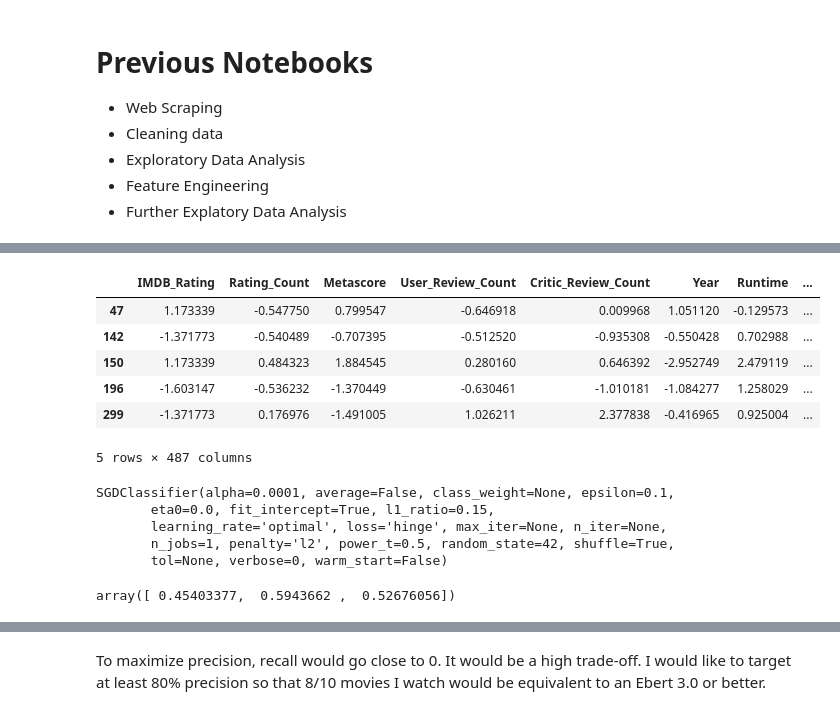
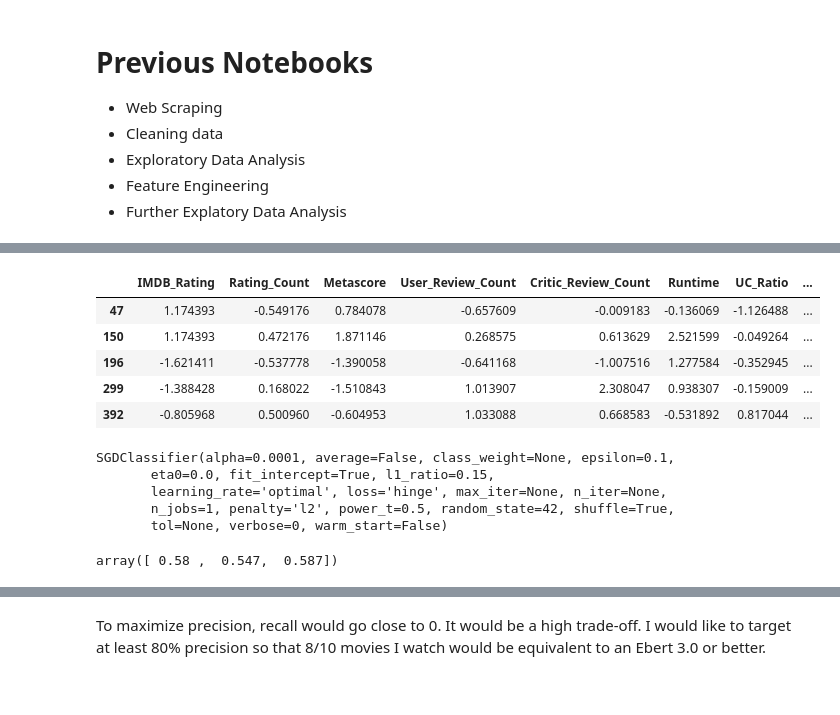
Before and after one commit to ahmed-mo2nis/movie-ratings-prediction, a Jupyter notebook: notebooks/5-Classification.ipynb, the cells around one changed output, grey strips where cells are left out. Saved outputs shown, nothing was run; the diff lists cells and outputs as text; code cells hidden in the pictures.

```diff
--- a/notebooks/5-Classification.ipynb
+++ b/notebooks/5-Classification.ipynb
@@ -120,3 +44,3 @@ df.loc[:, non_bin]
 # %%
 # Keep test set away till final model
-train, test, labels_tr, labels_ts = train_test_split(df, labels, test_size=0.2)
+train, test = train_test_split(df, test_size=0.25)
@@ -140,14 +47,28 @@ movie_sc_test = pd.concat([movie_cont_test, test.drop(non_bin, axis=1)], axis=1,
-# %%
-movie_sc_train = movie_sc_train.sort_index()
-movie_sc_train.head()
-# %% [output]
-|  | IMDB_Rating | Rating_Count | Metascore | User_Review_Count | Critic_Review_Count | Year | Runtime | ... |
-| 47 | 1.173339 | -0.547750 | 0.799547 | -0.646918 | 0.009968 | 1.051120 | -0.129573 | ... |
-| 142 | -1.371773 | -0.540489 | -0.707395 | -0.512520 | -0.935308 | -0.550428 | 0.702988 | ... |
-| 150 | 1.173339 | 0.484323 | 1.884545 | 0.280160 | 0.646392 | -2.952749 | 2.479119 | ... |
-| 196 | -1.603147 | -0.536232 | -1.370449 | -0.630461 | -1.010181 | -1.084277 | 1.258029 | ... |
-| 299 | -1.371773 | 0.176976 | -1.491005 | 1.026211 | 2.377838 | -0.416965 | 0.925004 | ... |
-5 rows × 487 columns
+# %%
+# Create X and y data sets
+movie = train.drop("Watchable", axis=1)
+movie_labels = train["Watchable"].copy()
+# %%
+# Standardize continuous variables
+movie_cont = movie.drop(['Foreign', 'Season'], axis=1)
+stdsc = StandardScaler()
+movie_cont_sc = stdsc.fit_transform(movie_cont.values)
+
+movie_cont = pd.DataFrame(movie_cont_sc, index=movie_cont.index, columns=movie_cont.columns)
+movie_sc = pd.concat([movie_cont, movie[['Foreign', 'Season']]], axis=1, join='inner')
+# %%
+# Convert season into dummy variables
+movie_sc = pd.concat([movie_sc.drop('Season', axis=1), pd.get_dummies(movie_sc['Season'])], axis=1)
+# %%
+movie_sc = movie_sc.sort_index()
+movie_sc.head()
+# %% [output]
+|  | IMDB_Rating | Rating_Count | Metascore | User_Review_Count | Critic_Review_Count | Runtime | UC_Ratio | ... |
+| 47 | 1.174393 | -0.549176 | 0.784078 | -0.657609 | -0.009183 | -0.136069 | -1.126488 | ... |
+| 150 | 1.174393 | 0.472176 | 1.871146 | 0.268575 | 0.613629 | 2.521599 | -0.049264 | ... |
+| 196 | -1.621411 | -0.537778 | -1.390058 | -0.641168 | -1.007516 | 1.277584 | -0.352945 | ... |
+| 299 | -1.388428 | 0.168022 | -1.510843 | 1.013907 | 2.308047 | 0.938307 | -0.159009 | ... |
+| 392 | -0.805968 | 0.500960 | -0.604953 | 1.033088 | 0.668583 | -0.531892 | 0.817044 | ... |
 # %%
 from sklearn.linear_model import SGDClassifier
 
@@ -162,9 +83,9 @@ SGDClassifier(alpha=0.0001, average=False, class_weight=None, epsilon=0.1,
 # %%
 from sklearn.model_selection import cross_val_score
 
-cross_val_score(sgd_clf, movie_sc_train, labels_tr, cv=3, scoring="accuracy")
+cross_val_score(sgd_clf, movie_sc, movie_labels, cv=3, scoring="accuracy")
 # %% [output]
-array([ 0.45403377,  0.5943662 ,  0.52676056])
+array([ 0.58 ,  0.547,  0.587])
 # %%
 from sklearn.model_selection import cross_val_predict
 
```
Also changed, not shown: parts of 30 cells of this notebook, 5 other files.
